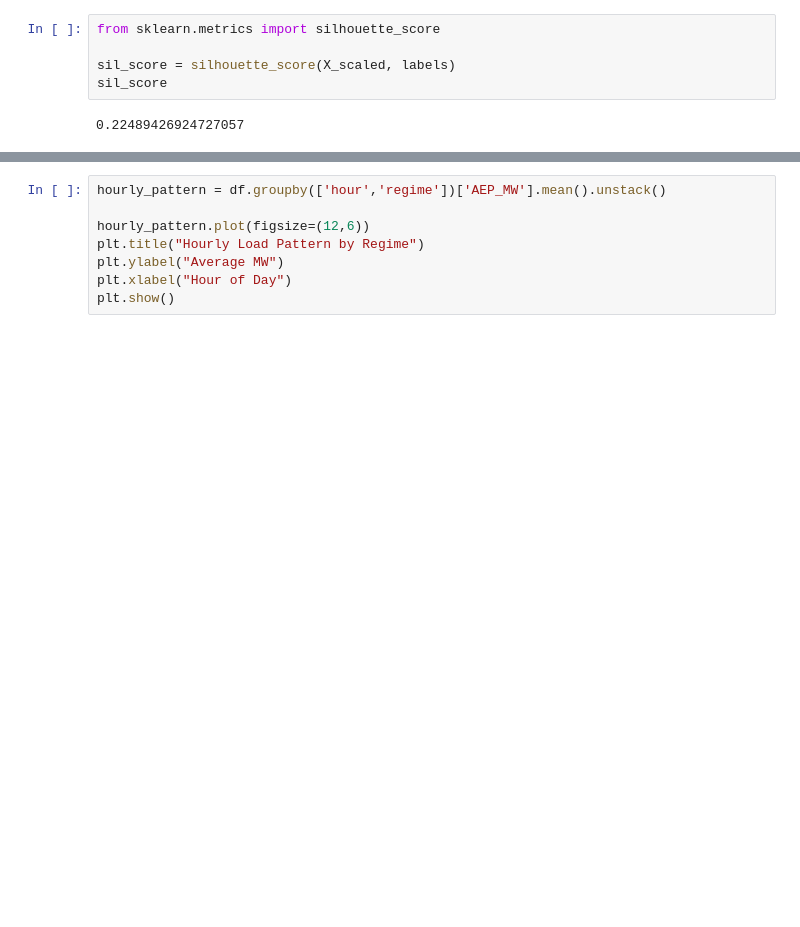
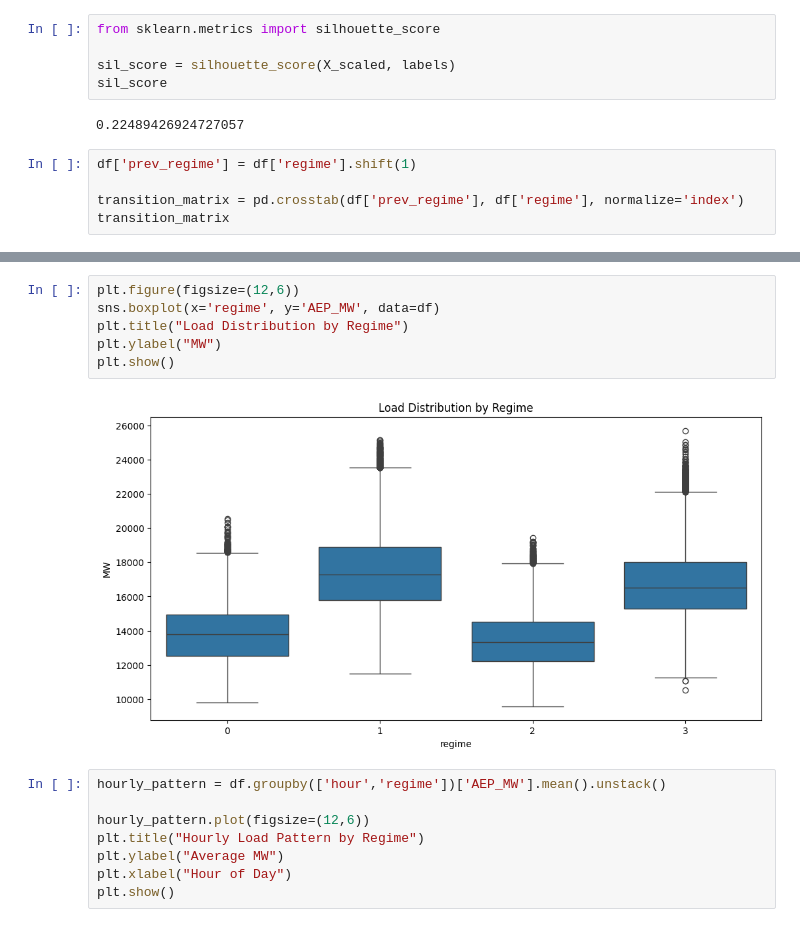
Before and after one commit to Nehemiahmageto/Car-Damage-Detection, a Jupyter notebook: new_model.ipynb, the cells around one changed output, grey strips where cells are left out. Cells and saved outputs as stored; diff of their text form; blank space fills up the shorter version.

```diff
--- a/new_model.ipynb
+++ b/new_model.ipynb
@@ -191,3 +191,8 @@ sil_score = silhouette_score(X_scaled, labels)
 sil_score
 # %% [output]
 0.22489426924727057
+# %%
+df['prev_regime'] = df['regime'].shift(1)
+
+transition_matrix = pd.crosstab(df['prev_regime'], df['regime'], normalize='index')
+transition_matrix
@@ -194,3 +206,11 @@ sil_score
+# %%
+plt.figure(figsize=(12,6))
+sns.boxplot(x='regime', y='AEP_MW', data=df)
+plt.title("Load Distribution by Regime")
+plt.ylabel("MW")
+plt.show()
+# %% [output]
+[figure, added]
 # %%
 hourly_pattern = df.groupby(['hour','regime'])['AEP_MW'].mean().unstack()
 
```
Also changed, not shown: parts of 1 cell of this notebook.
